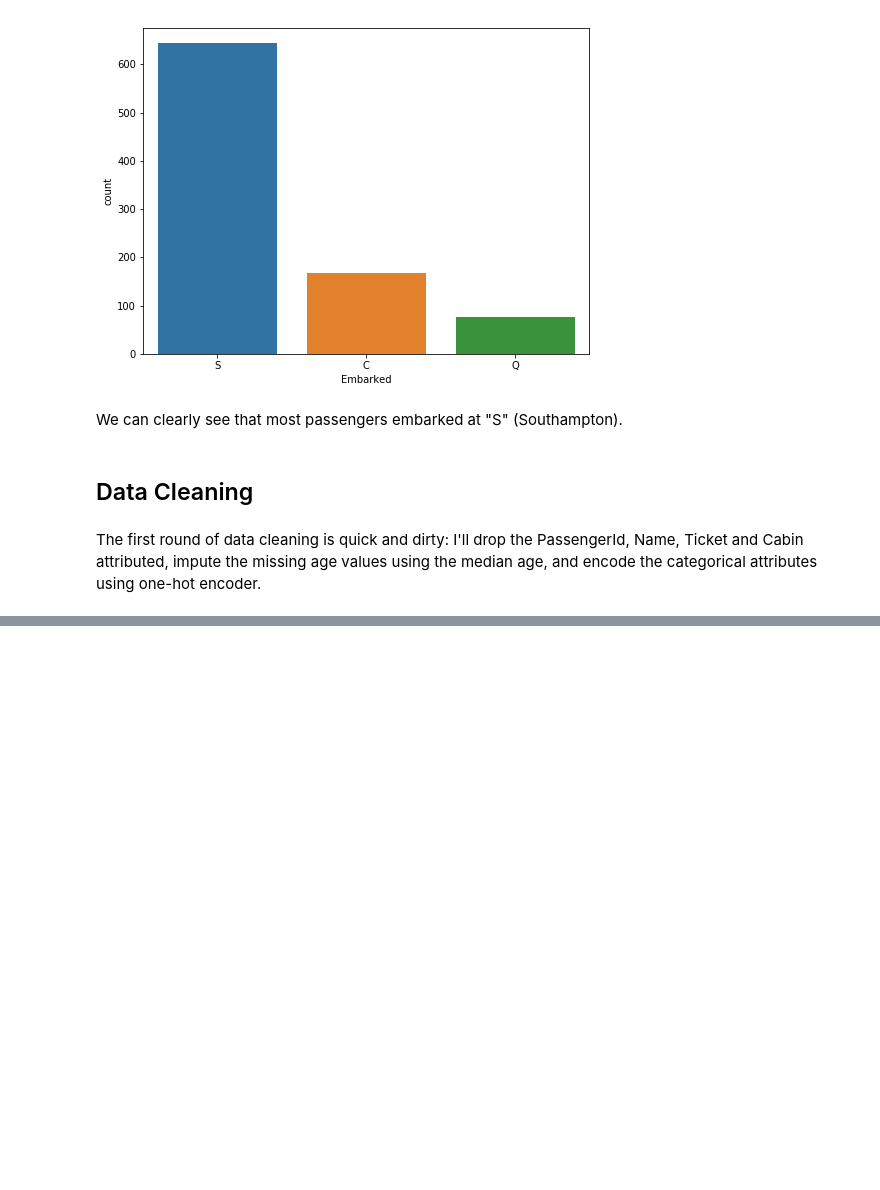
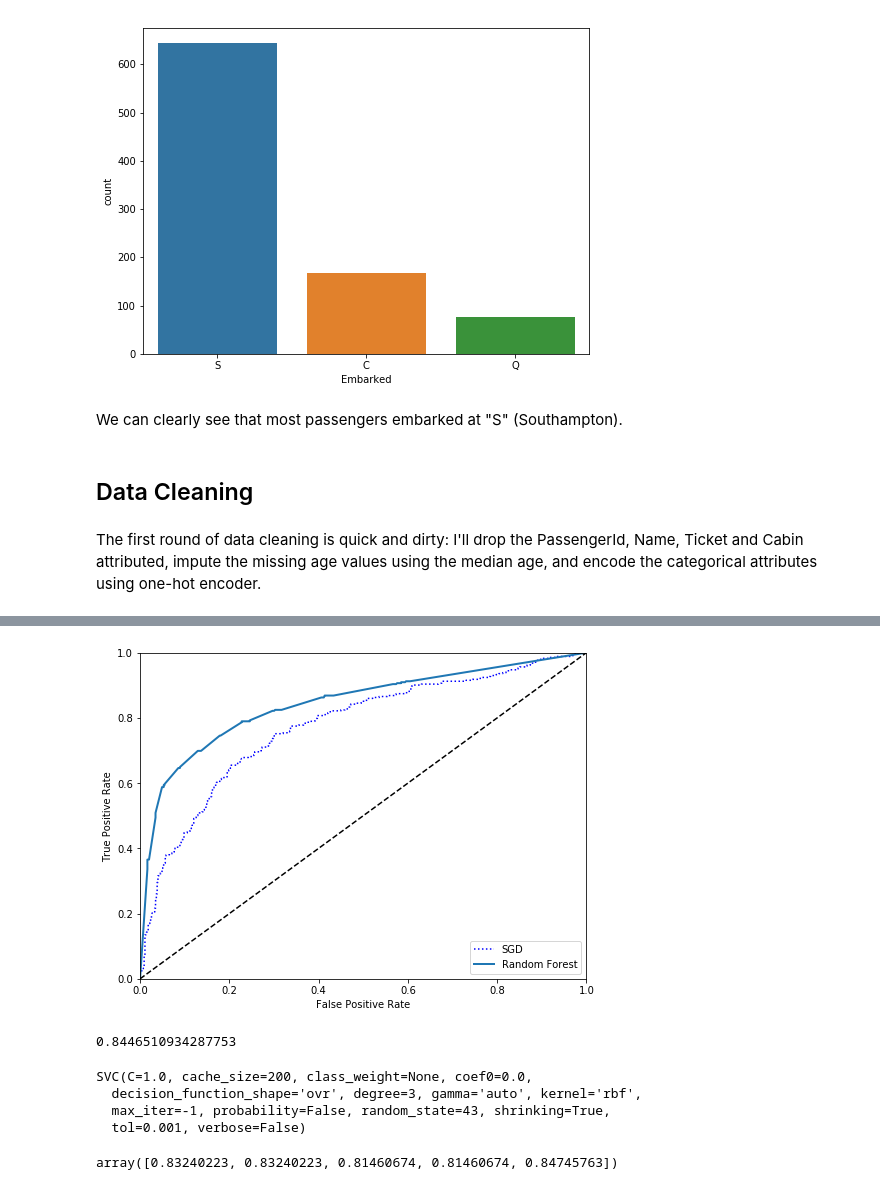
Before and after one commit to ronnieszq/study_sklearn, a Jupyter notebook: mnist/mnist_classification.ipynb, the cells around one changed output, grey strips where cells are left out. Saved outputs shown, nothing was run; the diff lists cells and outputs as text; code cells hidden in the pictures; blank space fills up the shorter version.

```diff
--- a/mnist/mnist_classification.ipynb
+++ b/mnist/mnist_classification.ipynb
@@ -466,0 +528,4 @@ TypeError: '<' not supported between instances of 'float' and 'str'
+# %%
+# a random forest classifier
+forest_clf = RandomForestClassifier(random_state=43)
+y_probas_forest = cross_val_predict(forest_clf, X_train, y_train, cv=5, method="predict_proba")
@@ -466,0 +536,28 @@ TypeError: '<' not supported between instances of 'float' and 'str'
+# %%
+y_scores_forest = y_probas_forest[:, 1]   # score = proba of positive class
+fpr_forest, tpr_forest, thresholds_forest = roc_curve(y_train ,y_scores_forest)
+
+plt.plot(fpr, tpr, "b:", label="SGD")
+plot_roc_curve(fpr_forest, tpr_forest, "Random Forest")
+plt.legend(loc="lower right")
+plt.show()
+# %% [output]
+[figure, added]
+# %%
+roc_auc_score(y_train, y_scores_forest)
+# %% [output]
+0.8446510934287753
+# %%
+# a support vector classifier
+from sklearn.svm import SVC
+svc_clf = SVC(random_state=43)
+svc_clf.fit(X_train, y_train)
+# %% [output]
+SVC(C=1.0, cache_size=200, class_weight=None, coef0=0.0,
+  decision_function_shape='ovr', degree=3, gamma='auto', kernel='rbf',
+  max_iter=-1, probability=False, random_state=43, shrinking=True,
+  tol=0.001, verbose=False)
+# %%
+cross_val_score(svc_clf, X_train, y_train, cv=5, scoring="accuracy")
+# %% [output]
+array([0.83240223, 0.83240223, 0.81460674, 0.81460674, 0.84745763])
```
Also changed, not shown: parts of 31 cells of this notebook.
